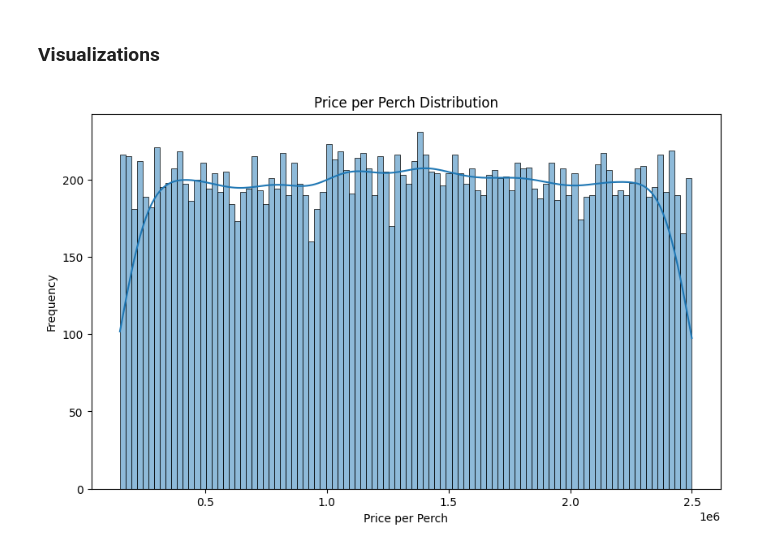
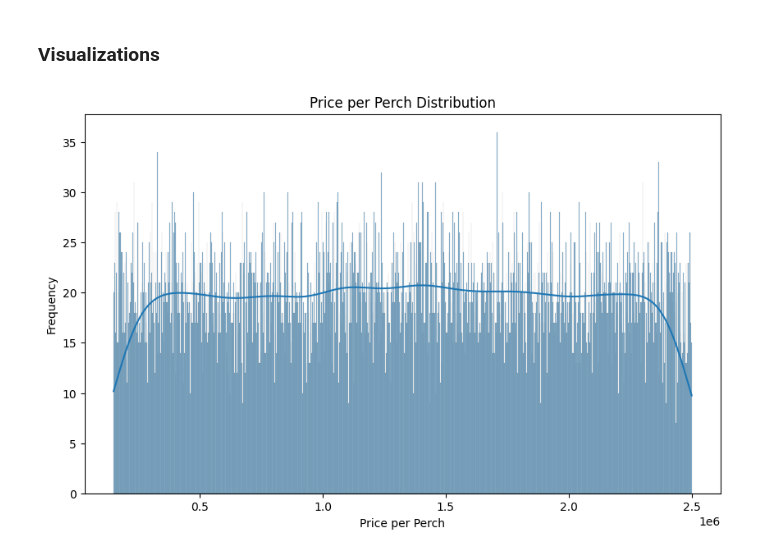
Before and after one commit to DhaneeraDulvanya/Sri-Lankan-Land-Price-Prediction-and-Real-Estate-Market-Analysis-System, a Jupyter notebook: notebooks/01_data_understandings.ipynb, the cells around one changed output. Drawn from its saved outputs; the diff is of its cells as text; code cells hidden in the pictures.

Commit message:
changed the bin size of the histogram

```diff
--- a/notebooks/01_data_understandings.ipynb
+++ b/notebooks/01_data_understandings.ipynb
@@ -162,12 +162,12 @@ Name: Published_Date, dtype: datetime64[ns]
 # %%
 # price per perch destribution
 
 plt.figure(figsize=(10, 6))
-sns.histplot(df["Price_Per_Perch"], bins=100, kde=True)
+sns.histplot(df["Price_Per_Perch"], bins=1000, kde=True)
 
 plt.title('Price per Perch Distribution')
 plt.xlabel('Price per Perch')
 plt.ylabel('Frequency')
 plt.show()
 # %% [output]
-[figure, old version]
+[figure, new version]
```
